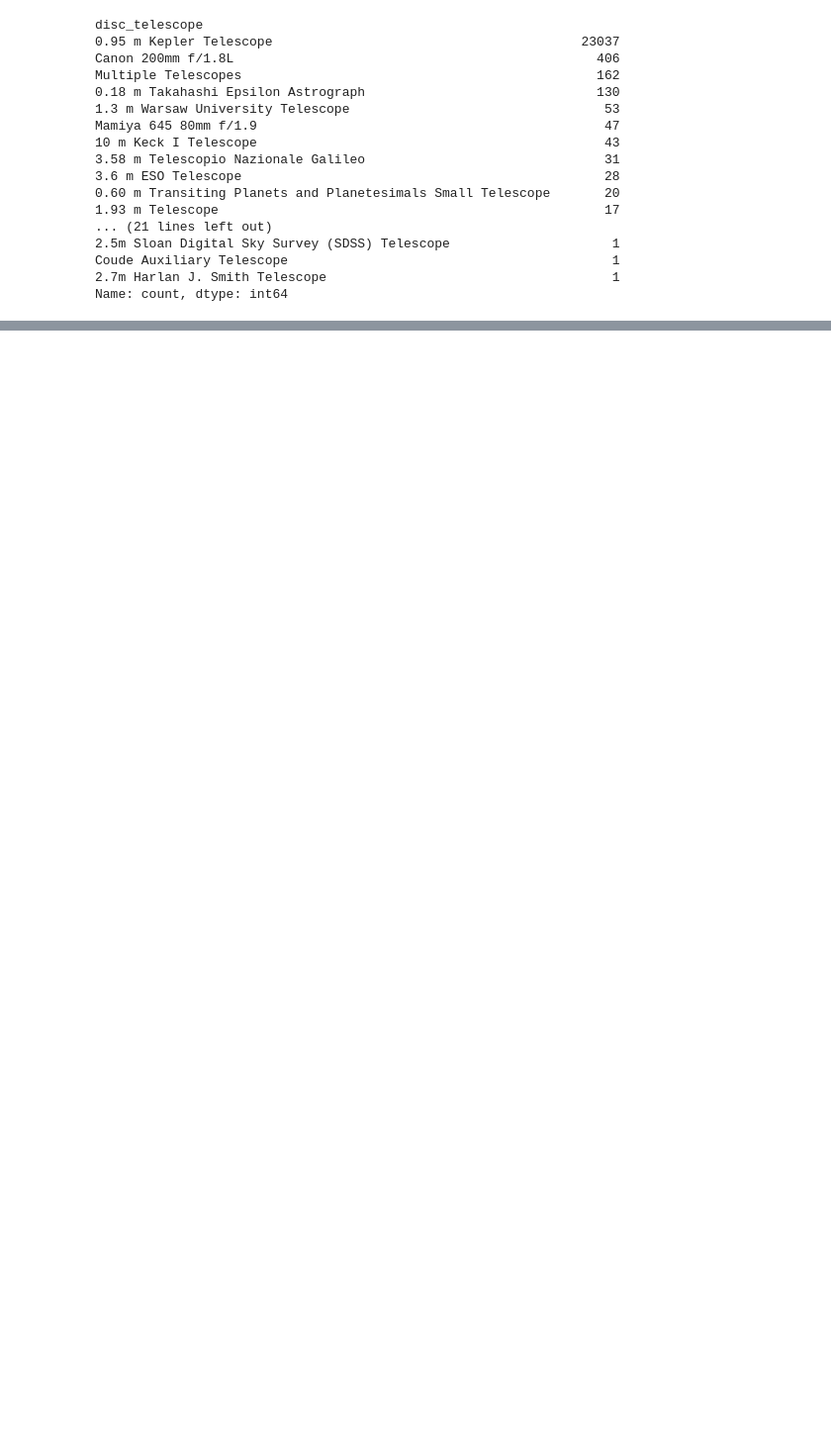
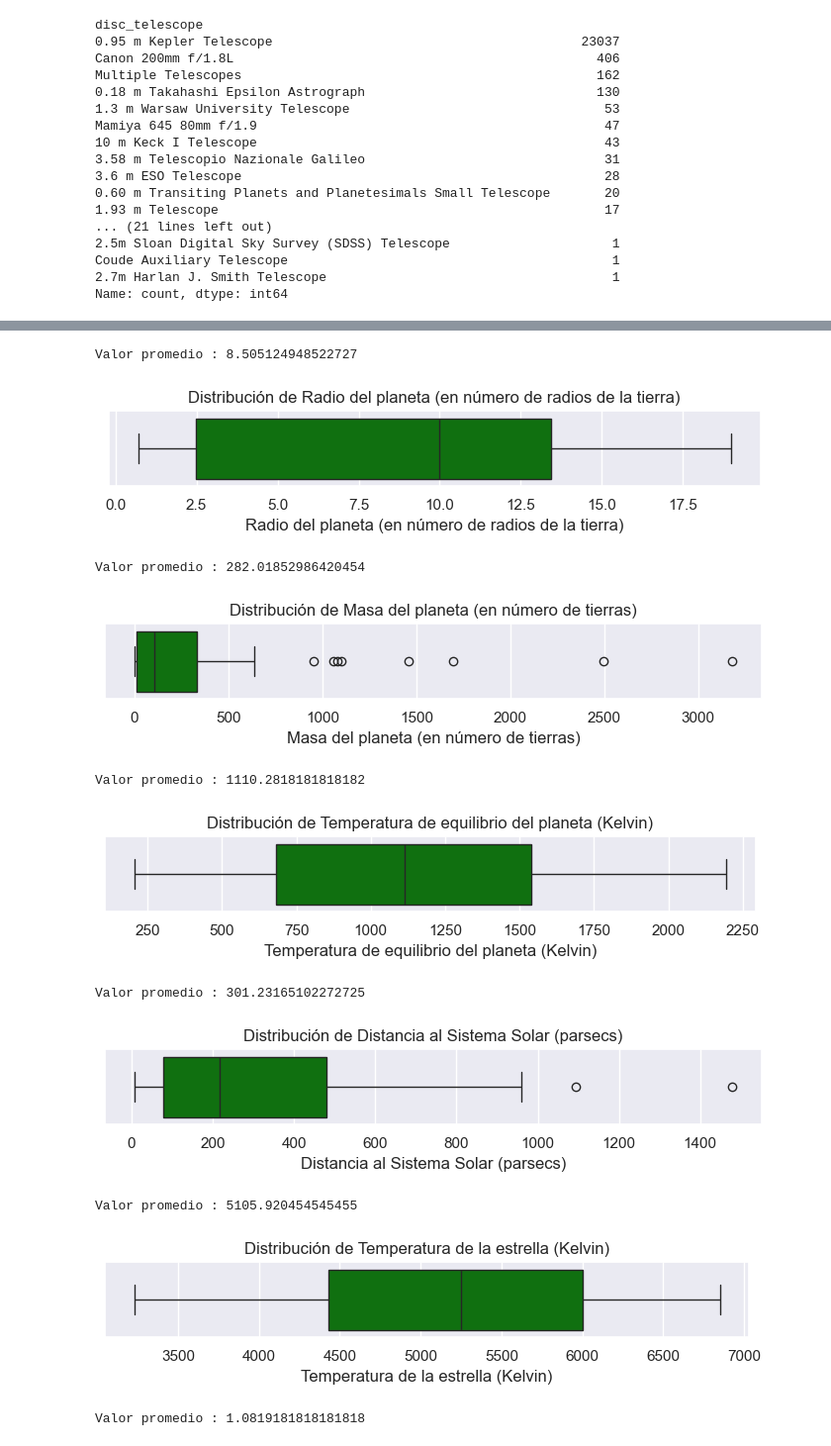
Before and after one commit to raylovesmusic/IMT2200-Proyecto-Grupal-A.R.D.E, a Jupyter notebook: notebooks/entrega_rubrica.ipynb, the cells around one changed output, grey strips where cells are left out. Shown: that part at 99% size. Saved outputs shown, nothing was run; the diff lists cells and outputs as text; code cells hidden in the pictures; blank space fills up the shorter version.

```diff
--- a/notebooks/entrega_rubrica.ipynb
+++ b/notebooks/entrega_rubrica.ipynb
@@ -469,0 +502,37 @@ Name: count, dtype: int64
+# %%
+dict = {
+    'pl_rade':  'Radio del planeta (en número de radios de la tierra)',
+    'pl_masse':'Masa del planeta (en número de tierras)',
+    'pl_eqt':   'Temperatura de equilibrio del planeta (Kelvin)',
+    'sy_dist':  'Distancia al Sistema Solar (parsecs)',
+    'st_teff':  'Temperatura de la estrella (Kelvin)',
+    'st_rad':   'Radio de la estrella (en número de radios del sol)',
+}
+
+#Preservamos la copia más actualizada con la información de cada exoplaneta
+d_base = df_exoplanets.sort_values(by = 'rowupdate', ascending=True).drop_duplicates(subset=[pl_name], keep = 'last').dropna()
+
+for col, label in dict.items():
+    serie = d_base[col]
+    print(f'Valor promedio : {serie.mean()}')
+
+    plt.figure(figsize=(7, 1.8))
+    sns.boxplot(x=serie, color= "green")
+
+    plt.xlabel(label)
+    plt.ylabel('')
+    plt.title(f"Distribución de {label}")
+    plt.tight_layout()
+    plt.show()
+# %% [output]
+Valor promedio : 8.505124948522727
+[figure, added]
+Valor promedio : 282.01852986420454
+[figure, added]
+Valor promedio : 1110.2818181818182
+[figure, added]
+Valor promedio : 301.23165102272725
+[figure, added]
+Valor promedio : 5105.920454545455
+[figure, added]
+Valor promedio : 1.0819181818181818
```
Also changed, not shown: parts of 21 cells of this notebook.
